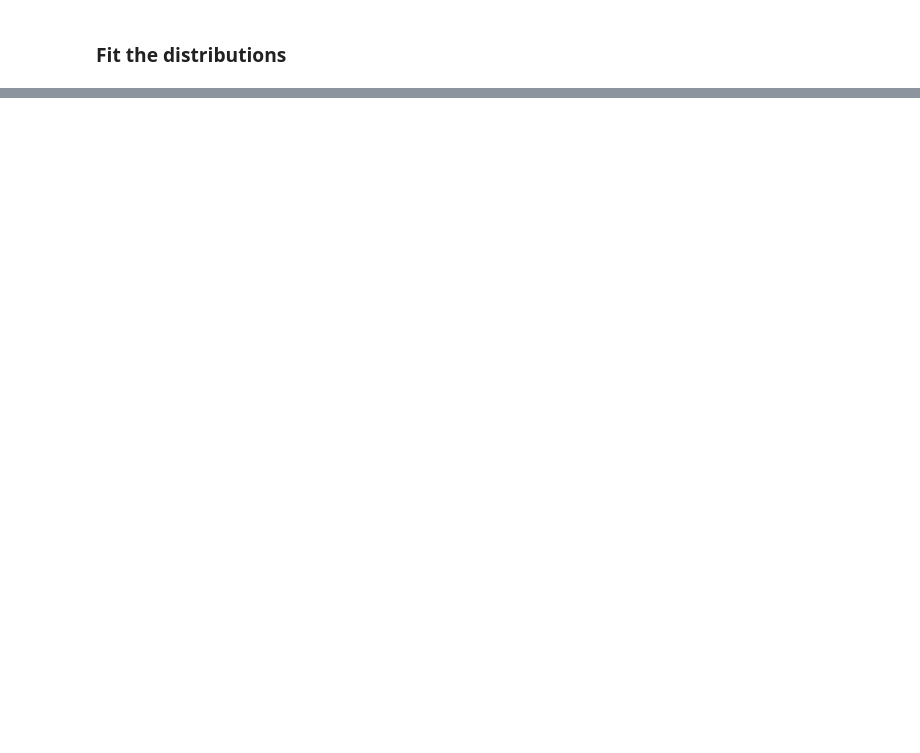
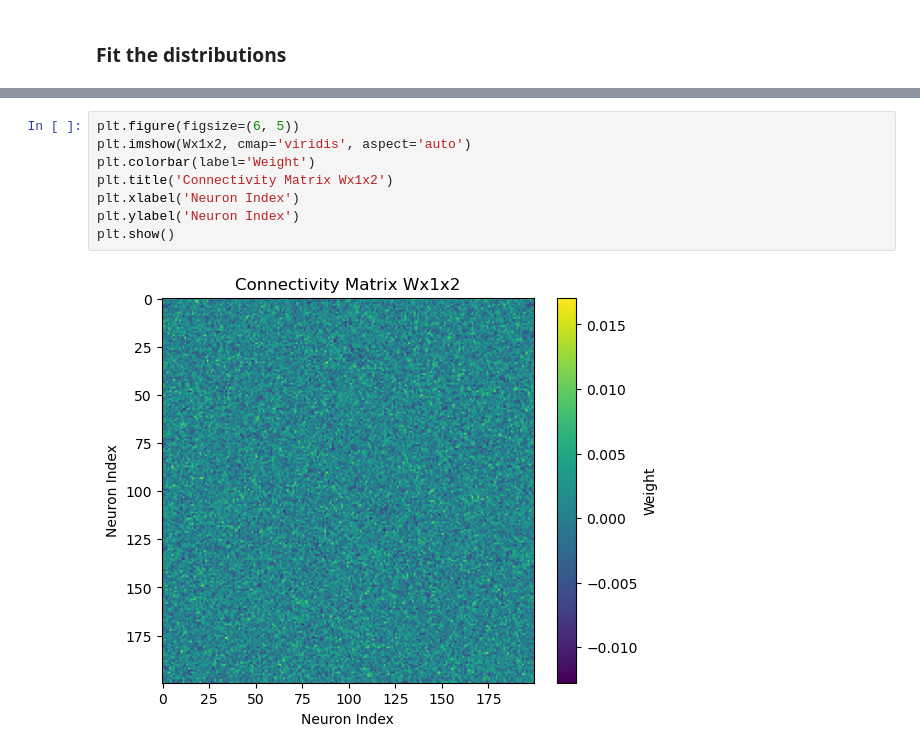
Before and after one commit to CharlesXu-Jingyue/VMHvl_MechModels, a Jupyter notebook: VMHvl_MM_Numerical.ipynb, the cells around one changed output, grey strips where cells are left out. Saved outputs shown, nothing was run; the diff lists cells and outputs as text; blank space fills up the shorter version.

```diff
--- a/VMHvl_MM_Numerical.ipynb
+++ b/VMHvl_MM_Numerical.ipynb
@@ -155,0 +221,10 @@ Gamma distribution KS statistic on x2: 0.07874410533157322, p-value: 0.557533510
+# %%
+plt.figure(figsize=(6, 5))
+plt.imshow(Wx1x2, cmap='viridis', aspect='auto')
+plt.colorbar(label='Weight')
+plt.title('Connectivity Matrix Wx1x2')
+plt.xlabel('Neuron Index')
+plt.ylabel('Neuron Index')
+plt.show()
+# %% [output]
+[figure, added]
```
Also changed, not shown: parts of 23 cells of this notebook, 1 other file.
